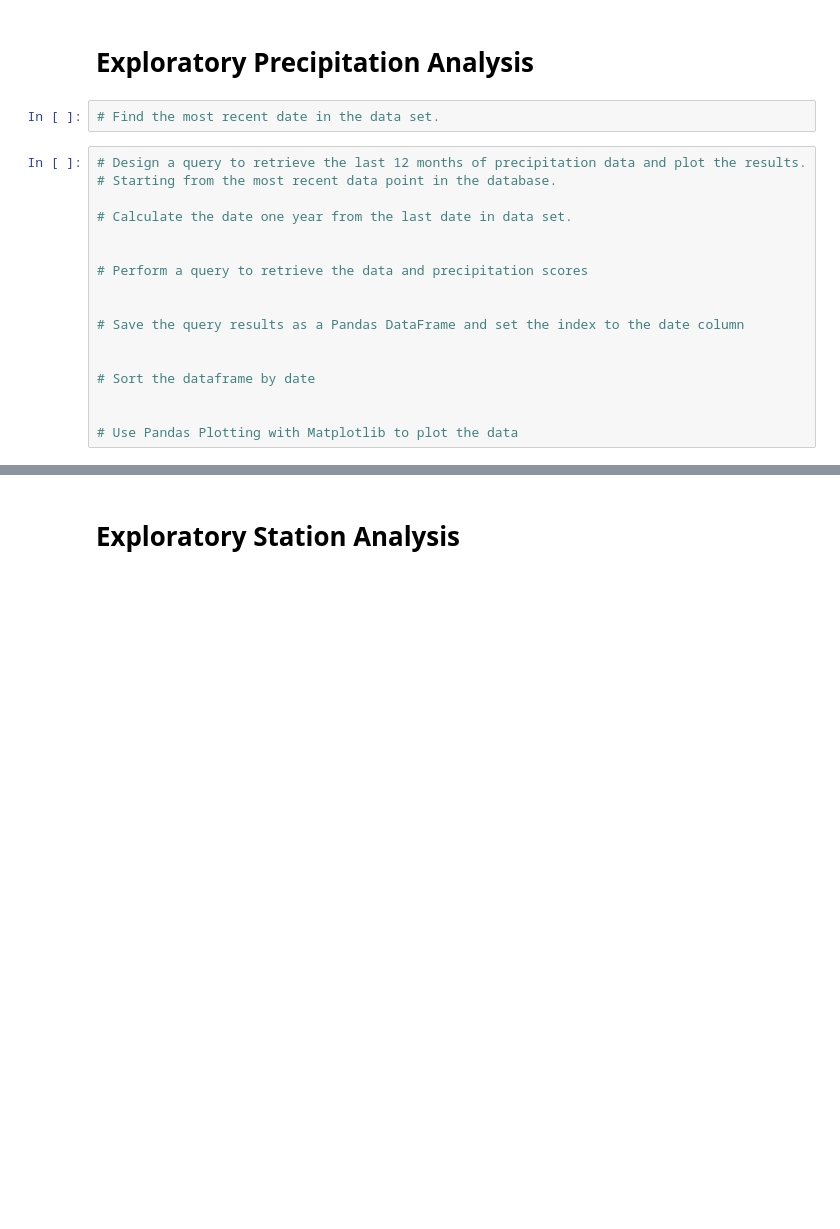
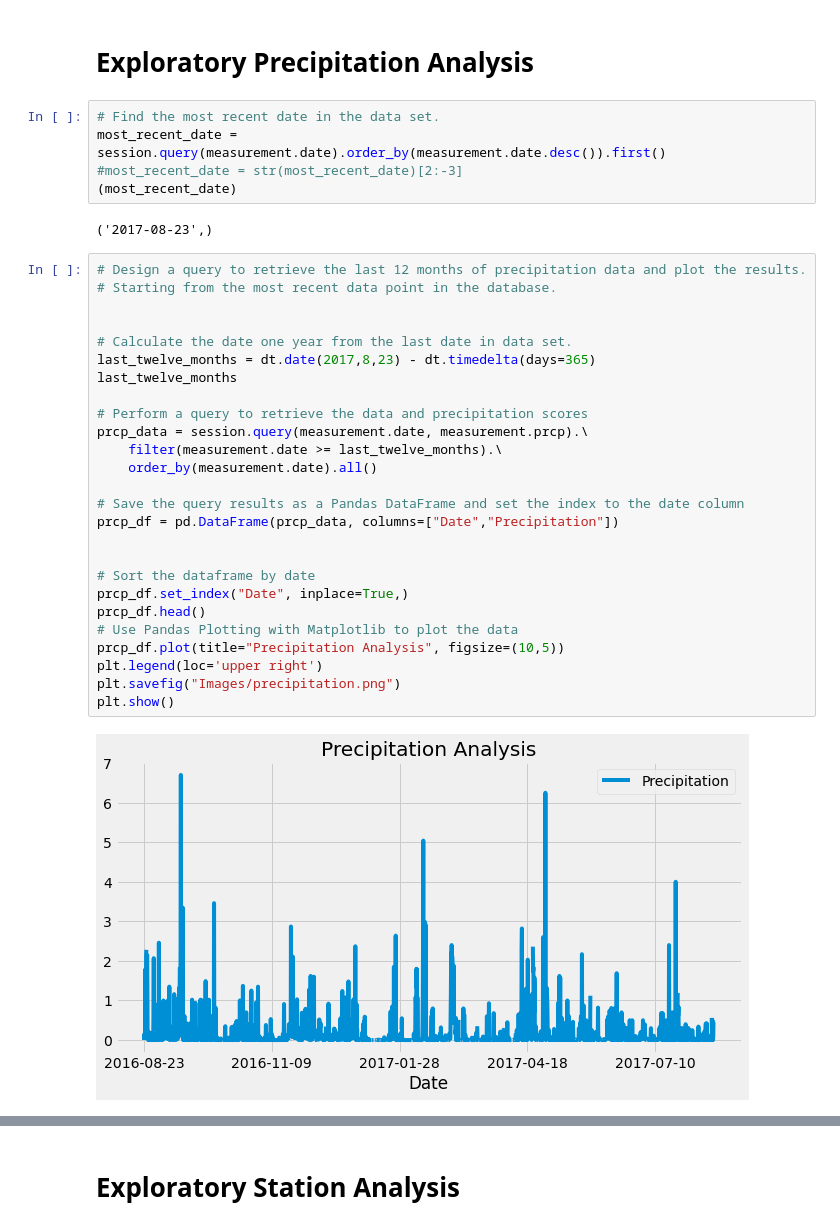
Before and after one commit to eddyannobil/sqlalchemy-challenge, a Jupyter notebook: climate_starter.ipynb, the cells around one changed output, grey strips where cells are left out. Drawn from its saved outputs; the diff is of its cells as text; blank space fills up the shorter version.

Commit message:
Add prcp analysis

```diff
--- a/climate_starter.ipynb
+++ b/climate_starter.ipynb
@@ -40,22 +40,38 @@ session = Session(engine)
 # Exploratory Precipitation Analysis
 # %%
 # Find the most recent date in the data set.
+most_recent_date = session.query(measurement.date).order_by(measurement.date.desc()).first()
+#most_recent_date = str(most_recent_date)[2:-3]
+(most_recent_date)
+# %% [output]
+('2017-08-23',)
 # %%
 # Design a query to retrieve the last 12 months of precipitation data and plot the results.
 # Starting from the most recent data point in the database.
 
+
 # Calculate the date one year from the last date in data set.
-
+last_twelve_months = dt.date(2017,8,23) - dt.timedelta(days=365)
+last_twelve_months
 
 # Perform a query to retrieve the data and precipitation scores
-
+prcp_data = session.query(measurement.date, measurement.prcp).\
+    filter(measurement.date >= last_twelve_months).\
+    order_by(measurement.date).all()
 
 # Save the query results as a Pandas DataFrame and set the index to the date column
+prcp_df = pd.DataFrame(prcp_data, columns=["Date","Precipitation"])
 
 
 # Sort the dataframe by date
-
-
+prcp_df.set_index("Date", inplace=True,)
+prcp_df.head()
 # Use Pandas Plotting with Matplotlib to plot the data
+prcp_df.plot(title="Precipitation Analysis", figsize=(10,5))
+plt.legend(loc='upper right')
+plt.savefig("Images/precipitation.png")
+plt.show()
+# %% [output]
+[figure, added]
 # %%
 # Use Pandas to calcualte the summary statistics for the precipitation data
```
Also changed, not shown: parts of 1 cell of this notebook, 1 other file.
